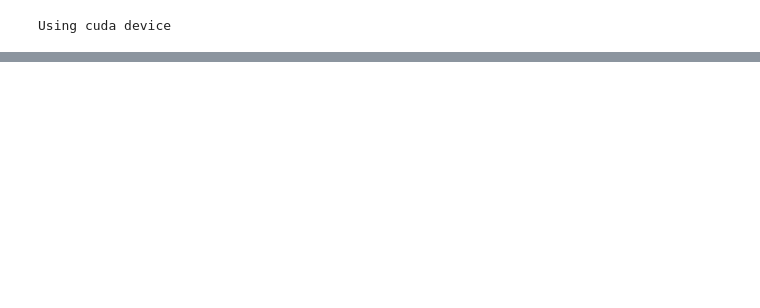
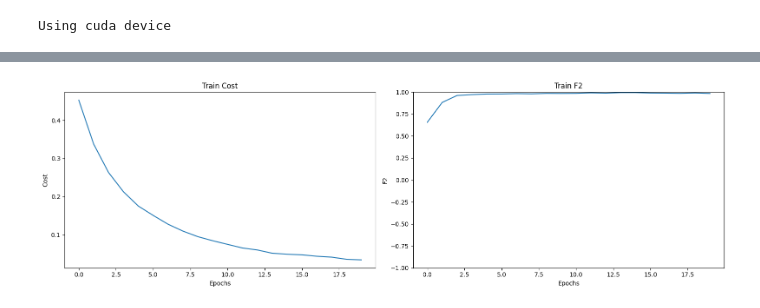
Before and after one commit to huslar58/SMPC_NN, a Jupyter notebook: Plain_NN.ipynb, the cells around one changed output, grey strips where cells are left out. Cells and saved outputs as stored; diff of their text form; code cells hidden in the pictures; blank space fills up the shorter version.

```diff
--- a/Plain_NN.ipynb
+++ b/Plain_NN.ipynb
@@ -244,0 +212,18 @@ plot_validation_curves(hist)
+# %%
+def plot_validation_curves_f2(hist, ylim=None):
+    fig, ax = plt.subplots(ncols=2, figsize=(16,5))
+
+    ax[0].set_title("Train Cost")
+    ax[0].set_ylabel("Cost")
+    plot_validation_curve(hist["train_cost"], ax[0], ylim)
+
+    ax[1].set_title("Train F2")
+    ax[1].set_ylabel("F2")
+    ax[1].set_ylim(-1, 1)
+    plot_validation_curve(hist["train_f2"], ax[1])
+
+    plt.tight_layout()
+
+plot_validation_curves_f2(hist)
+# %% [output]
+[figure, added]
```
Also changed, not shown: parts of 25 cells of this notebook, 2 other files.
